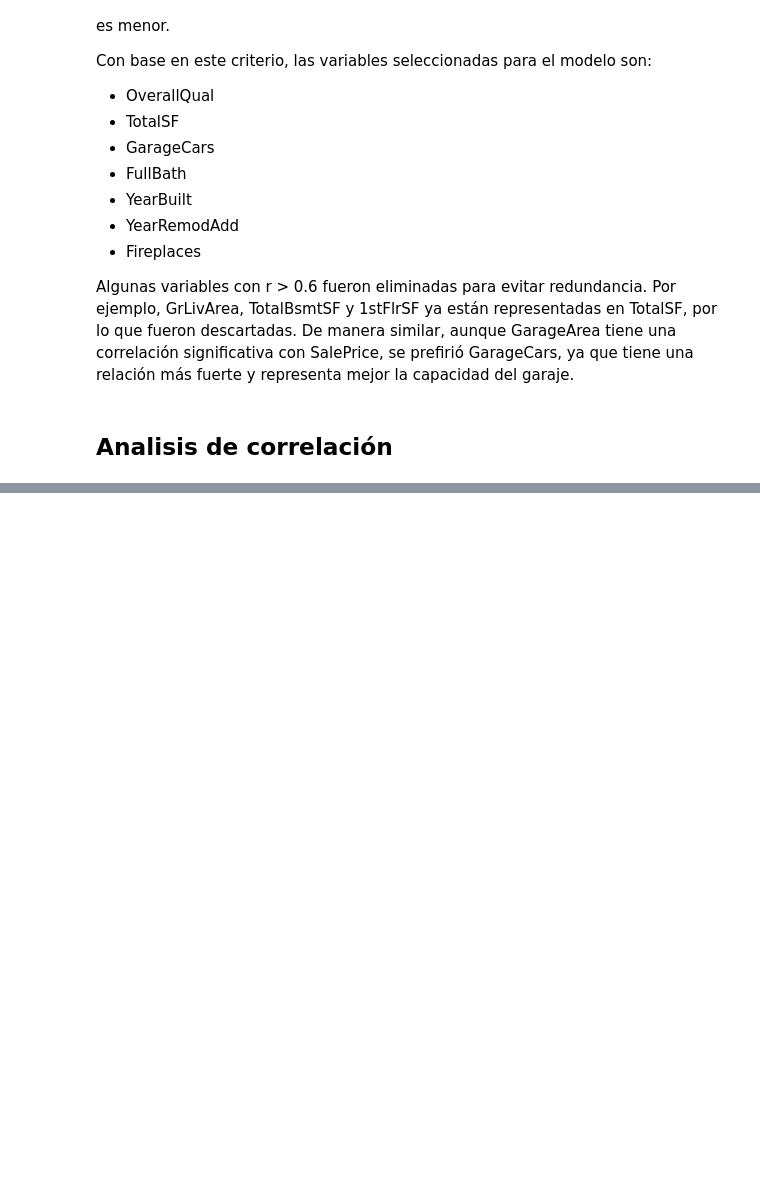
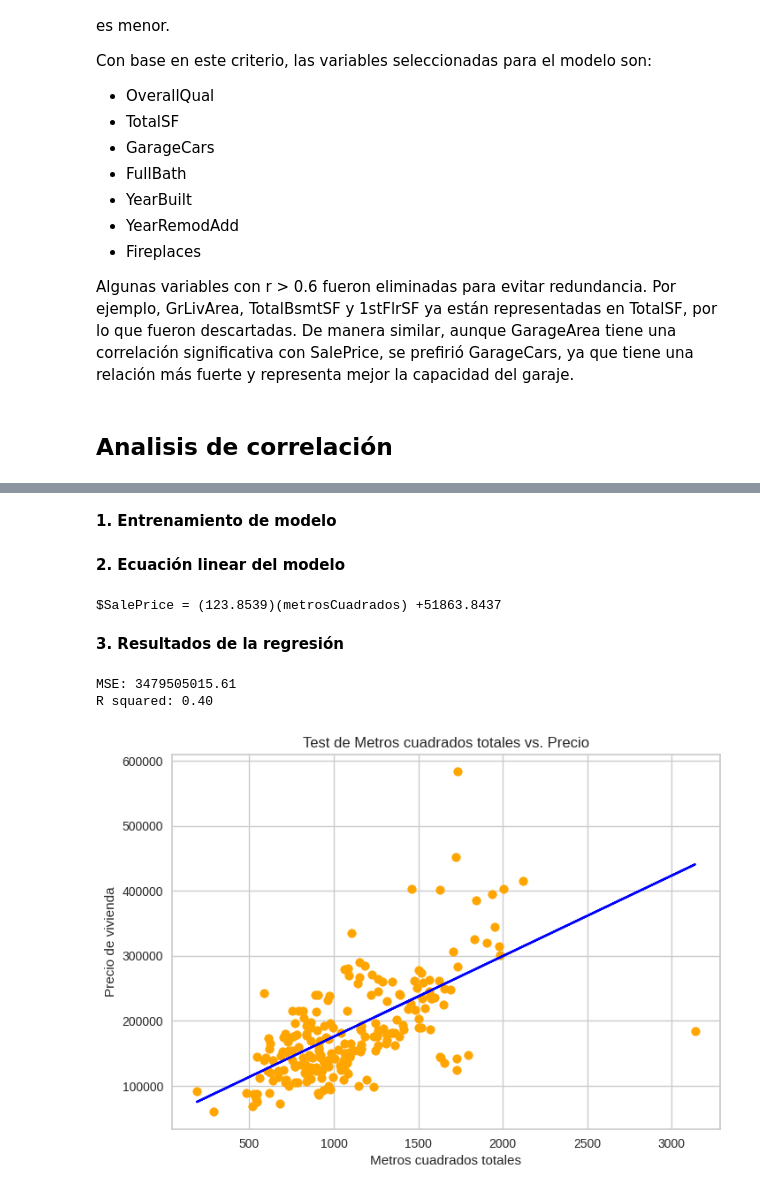
Before and after one commit to DanielRasho/MD-Proyecto2, a Jupyter notebook: main.ipynb, the cells around one changed output, grey strips where cells are left out. Cells and saved outputs as stored; diff of their text form; code cells hidden in the pictures; blank space fills up the shorter version.

Commit message:
feat: create univariant model

```diff
--- a/main.ipynb
+++ b/main.ipynb
@@ -541,0 +508,43 @@ print(predictions)
+# %% [markdown]
+**1. Entrenamiento de modelo**
+# %%
+univariateModel = LinearRegression()
+df[""]
+
+X_Variable = "TotalBsmtSF"
+Y_Variable = "SalePrice"
+
+TotalBsmt = train_set[X_Variable].values.reshape(-1,1)
+TotalBsmt_Test = test_set[X_Variable].values.reshape(-1,1)
+SalePrice = train_set[Y_Variable].values.reshape(-1,1)
+SalePrice_Test = test_set[Y_Variable].values.reshape(-1,1)
+
+univariateModel.fit(TotalBsmt, SalePrice)
+salePricePrediction = univariateModel.predict(TotalBsmt_Test)
+# %% [markdown]
+**2. Ecuación linear del modelo**
+# %%
+#y = mx + c
+m = univariateModel.coef_[0][0]
+c = univariateModel.intercept_[0]
+
+label = r'$SalePrice = (%0.4f)(metrosCuadrados) %+0.4f'%(m,c)
+print(label)
+# %% [output]
+$SalePrice = (123.8539)(metrosCuadrados) +51863.8437
+# %% [markdown]
+**3. Resultados de la regresión**
+# %%
+fig = plt.figure()
+plt.scatter(TotalBsmt_Test, SalePrice_Test, color="orange")
+plt.plot(TotalBsmt_Test, salePricePrediction ,color="blue")
+plt.xlabel("Metros cuadrados totales")
+plt.ylabel("Precio de vivienda")
+plt.title("Test de Metros cuadrados totales vs. Precio")
+
+print("MSE: %.2f"%mean_squared_error(SalePrice_Test,salePricePrediction))
+print("R squared: %.2f"%r2_score(SalePrice_Test, salePricePrediction))
+# %% [output]
+MSE: 3479505015.61
+R squared: 0.40
+[figure, added]
```
Also changed, not shown: parts of 26 cells of this notebook.
